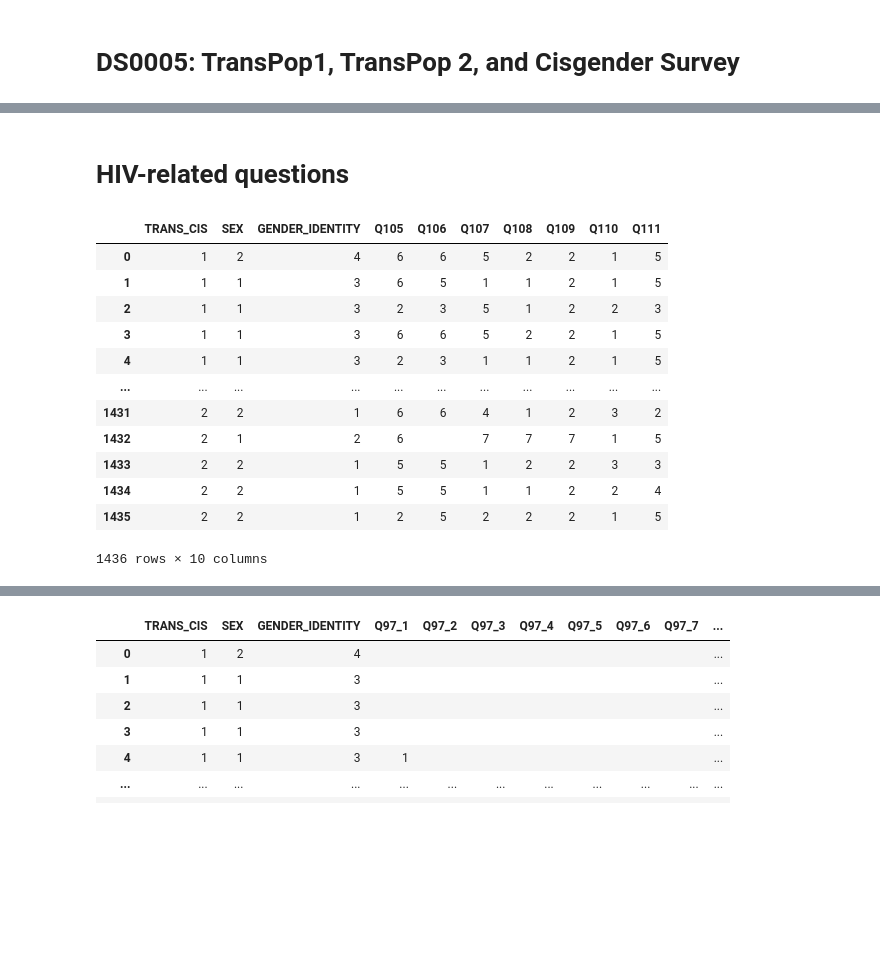
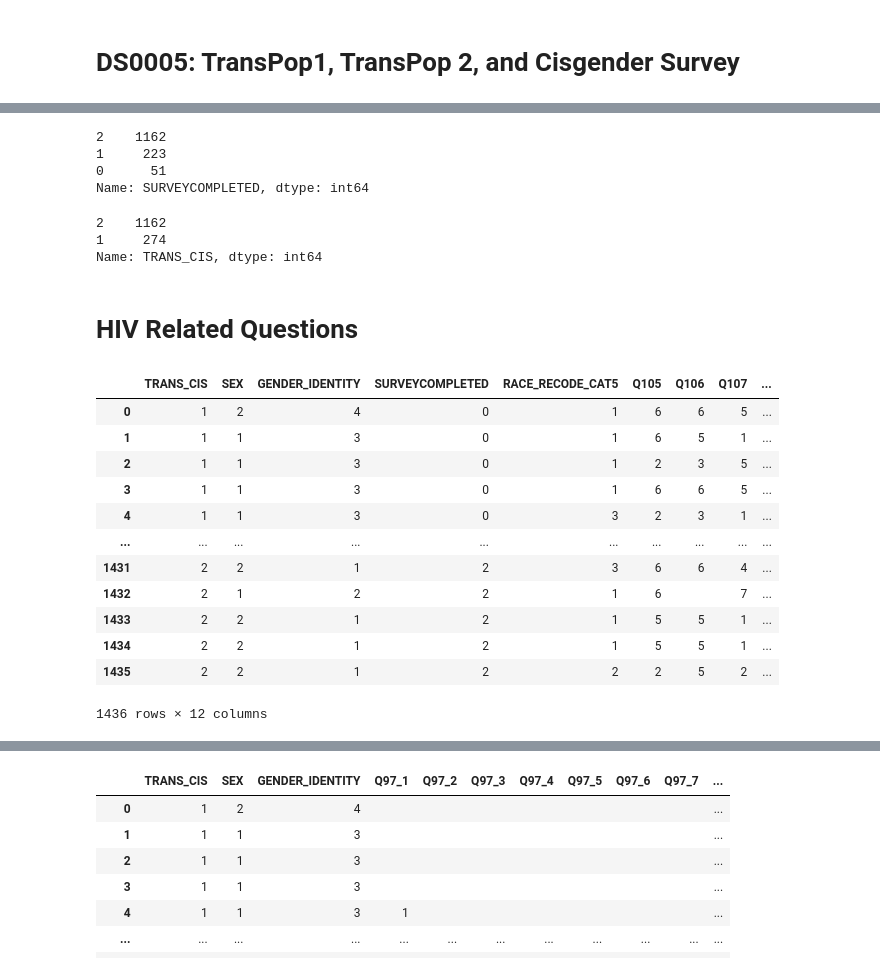
Before and after one commit to c6shi/dds_transgender, a Jupyter notebook: candus/main.ipynb, the cells around one changed output, grey strips where cells are left out. Drawn from its saved outputs; the diff is of its cells as text; code cells hidden in the pictures; blank space fills up the shorter version.

```diff
--- a/candus/main.ipynb
+++ b/candus/main.ipynb
@@ -28,0 +50,13 @@ Columns (8,18,19,20,22,23,25,39,74,75,77,215,297,298,306,307,308,309,311,312,313
+# %%
+combined['SURVEYCOMPLETED'].value_counts()
+# %% [output]
+2    1162
+1     223
+0      51
+Name: SURVEYCOMPLETED, dtype: int64
+# %%
+combined['TRANS_CIS'].value_counts()
+# %% [output]
+2    1162
+1     274
+Name: TRANS_CIS, dtype: int64
@@ -29,25 +66,26 @@ Columns (8,18,19,20,22,23,25,39,74,75,77,215,297,298,306,307,308,309,311,312,313
 # %% [markdown]
-# HIV-related questions
+# HIV Related Questions
 # %%
-gender = ['TRANS_CIS', 'SEX', 'GENDER_IDENTITY']
+gender = ['TRANS_CIS', 'SEX', 'GENDER_IDENTITY', 'SURVEYCOMPLETED', 'RACE_RECODE_CAT5']
+dem = ['GCENREG', 'RACE', 'AGE', 'ETHNICITY', '']
 
 hivqs = ['Q105', 'Q106', 'Q107', 'Q108', 'Q109', 'Q110', 'Q111']
 hiv = combined[gender + hivqs]
 hiv
 # %% [output]
-|  | TRANS_CIS | SEX | GENDER_IDENTITY | Q105 | Q106 | Q107 | Q108 | Q109 | Q110 | Q111 |
-| 0 | 1 | 2 | 4 | 6 | 6 | 5 | 2 | 2 | 1 | 5 |
-| 1 | 1 | 1 | 3 | 6 | 5 | 1 | 1 | 2 | 1 | 5 |
-| 2 | 1 | 1 | 3 | 2 | 3 | 5 | 1 | 2 | 2 | 3 |
-| 3 | 1 | 1 | 3 | 6 | 6 | 5 | 2 | 2 | 1 | 5 |
-| 4 | 1 | 1 | 3 | 2 | 3 | 1 | 1 | 2 | 1 | 5 |
-| ... | ... | ... | ... | ... | ... | ... | ... | ... | ... | ... |
-| 1431 | 2 | 2 | 1 | 6 | 6 | 4 | 1 | 2 | 3 | 2 |
-| 1432 | 2 | 1 | 2 | 6 |  | 7 | 7 | 7 | 1 | 5 |
-| 1433 | 2 | 2 | 1 | 5 | 5 | 1 | 2 | 2 | 3 | 3 |
-| 1434 | 2 | 2 | 1 | 5 | 5 | 1 | 1 | 2 | 2 | 4 |
-| 1435 | 2 | 2 | 1 | 2 | 5 | 2 | 2 | 2 | 1 | 5 |
+|  | TRANS_CIS | SEX | GENDER_IDENTITY | SURVEYCOMPLETED | RACE_RECODE_CAT5 | Q105 | Q106 | Q107 | ... |
+| 0 | 1 | 2 | 4 | 0 | 1 | 6 | 6 | 5 | ... |
+| 1 | 1 | 1 | 3 | 0 | 1 | 6 | 5 | 1 | ... |
+| 2 | 1 | 1 | 3 | 0 | 1 | 2 | 3 | 5 | ... |
+| 3 | 1 | 1 | 3 | 0 | 1 | 6 | 6 | 5 | ... |
+| 4 | 1 | 1 | 3 | 0 | 3 | 2 | 3 | 1 | ... |
+| ... | ... | ... | ... | ... | ... | ... | ... | ... | ... |
+| 1431 | 2 | 2 | 1 | 2 | 3 | 6 | 6 | 4 | ... |
+| 1432 | 2 | 1 | 2 | 2 | 1 | 6 |  | 7 | ... |
+| 1433 | 2 | 2 | 1 | 2 | 1 | 5 | 5 | 1 | ... |
+| 1434 | 2 | 2 | 1 | 2 | 1 | 5 | 5 | 1 | ... |
+| 1435 | 2 | 2 | 1 | 2 | 2 | 2 | 5 | 2 | ... |
-1436 rows × 10 columns
+1436 rows × 12 columns
 # %%
 for q in hivqs:
     hivq = hiv[['TRANS_CIS', q, 'SEX']]
```
Also changed, not shown: parts of 28 cells of this notebook, 6 other files.
